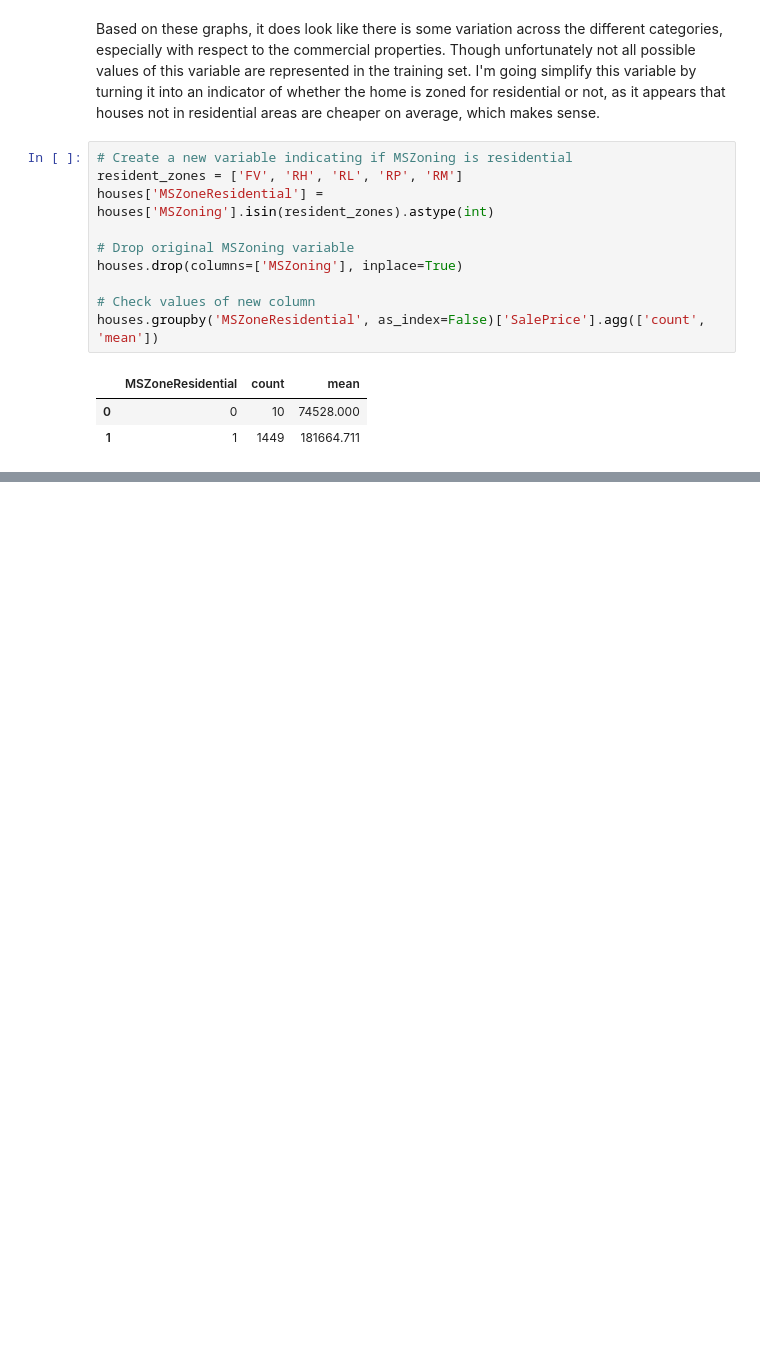
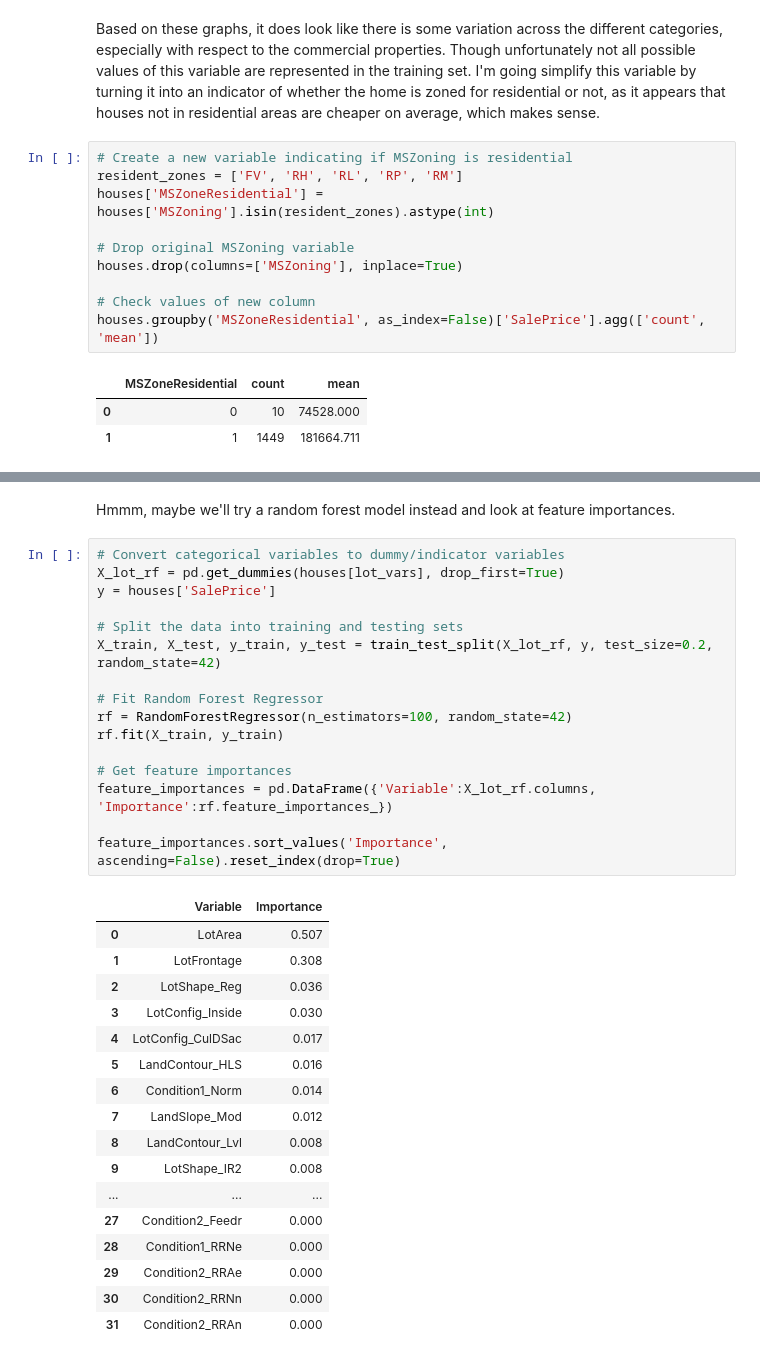
Before and after one commit to faupel15/Housing_Price_Prediction, a Jupyter notebook: Housing_Price_Prediction.ipynb, the cells around one changed output, grey strips where cells are left out. Saved outputs shown, nothing was run; the diff lists cells and outputs as text; blank space fills up the shorter version.

```diff
--- a/Housing_Price_Prediction.ipynb
+++ b/Housing_Price_Prediction.ipynb
@@ -944,0 +1070,36 @@ houses.groupby('MSZoneResidential', as_index=False)['SalePrice'].agg(['count', '
+# %% [markdown]
+Hmmm, maybe we'll try a random forest model instead and look at feature importances.
+# %%
+# Convert categorical variables to dummy/indicator variables
+X_lot_rf = pd.get_dummies(houses[lot_vars], drop_first=True)
+y = houses['SalePrice']
+
+# Split the data into training and testing sets
+X_train, X_test, y_train, y_test = train_test_split(X_lot_rf, y, test_size=0.2, random_state=42)
+
+# Fit Random Forest Regressor
+rf = RandomForestRegressor(n_estimators=100, random_state=42)
+rf.fit(X_train, y_train)
+
+# Get feature importances
+feature_importances = pd.DataFrame({'Variable':X_lot_rf.columns, 'Importance':rf.feature_importances_})
+
+feature_importances.sort_values('Importance', ascending=False).reset_index(drop=True)
+# %% [output]
+|  | Variable | Importance |
+| 0 | LotArea | 0.507 |
+| 1 | LotFrontage | 0.308 |
+| 2 | LotShape_Reg | 0.036 |
+| 3 | LotConfig_Inside | 0.030 |
+| 4 | LotConfig_CulDSac | 0.017 |
+| 5 | LandContour_HLS | 0.016 |
+| 6 | Condition1_Norm | 0.014 |
+| 7 | LandSlope_Mod | 0.012 |
+| 8 | LandContour_Lvl | 0.008 |
+| 9 | LotShape_IR2 | 0.008 |
+| ... | ... | ... |
+| 27 | Condition2_Feedr | 0.000 |
+| 28 | Condition1_RRNe | 0.000 |
+| 29 | Condition2_RRAe | 0.000 |
+| 30 | Condition2_RRNn | 0.000 |
+| 31 | Condition2_RRAn | 0.000 |
```
Also changed, not shown: parts of 4 cells of this notebook.
